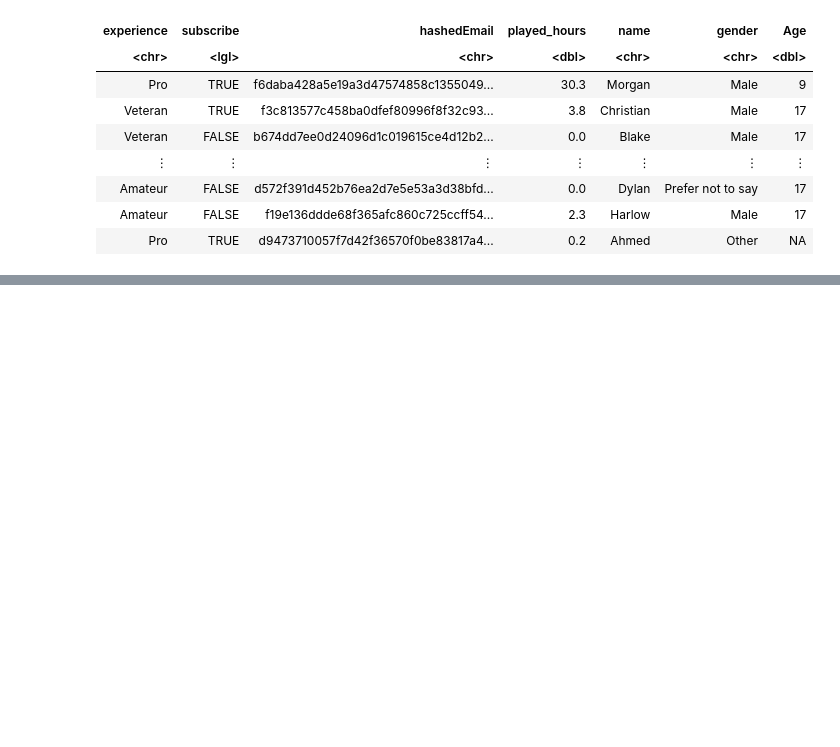
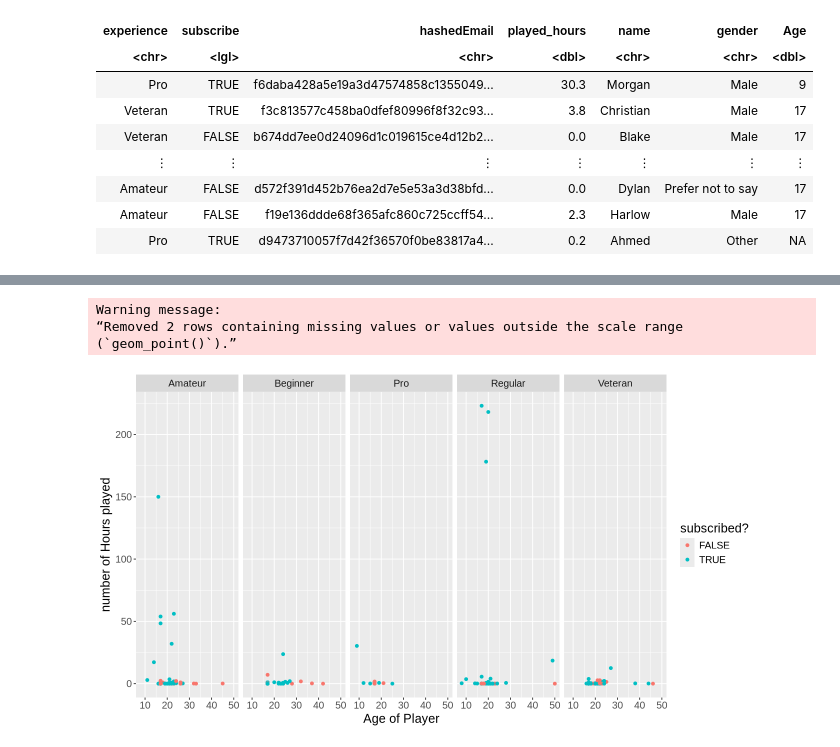
Before and after one commit to prabhwithanh/project, a Jupyter notebook: project.ipynb, the cells around one changed output, grey strips where cells are left out. Saved outputs shown, nothing was run; the diff lists cells and outputs as text; code cells hidden in the pictures; blank space fills up the shorter version.

```diff
--- a/project.ipynb
+++ b/project.ipynb
@@ -33,0 +62,15 @@ A spec_tbl_df: 196 × 7
+# %%
+options(repr.plot.width = 11, repr.plot.height = 6)
+players_plot <- ggplot(players, aes(x=Age, y=played_hours))  +
+    geom_point(aes(colour = subscribe)) +
+    labs(colour = "subscribed?") +
+    xlab("Age of Player") +
+    ylab("number of Hours played") +
+    facet_grid(cols = vars(experience)) +
+    theme(text = element_text(size = 15))
+players_plot
+# %% [output]
+Warning message:
+“Removed 2 rows containing missing values or values outside the scale range
+(`geom_point()`).”
+[figure, added]
```
Also changed, not shown: parts of 6 cells of this notebook.
